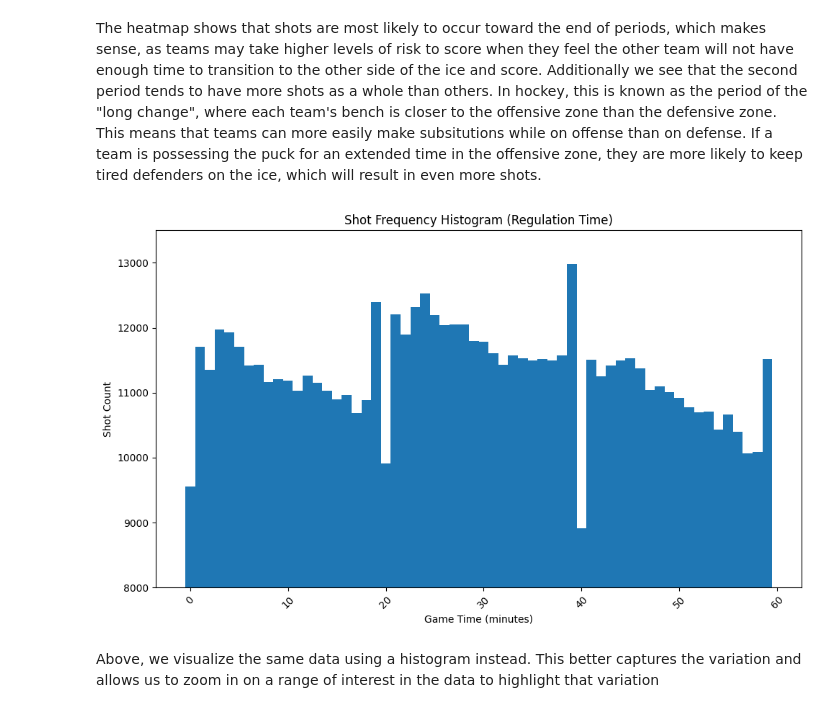
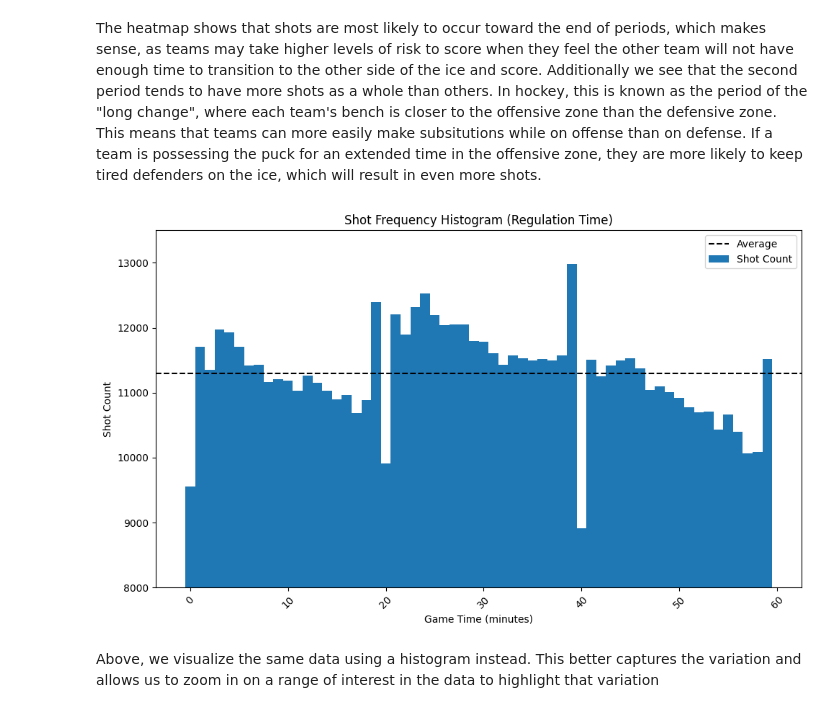
Before and after one commit to mattzirp/pucks_to_the_net, a Jupyter notebook: notebooks/time_series_analysis.ipynb, the cells around one changed output. Cells and saved outputs as stored; diff of their text form; code cells hidden in the pictures.

```diff
--- a/notebooks/time_series_analysis.ipynb
+++ b/notebooks/time_series_analysis.ipynb
@@ -112,16 +113,18 @@ The heatmap shows that shots are most likely to occur toward the end of periods,
 # %%
 # Histogram of shot count frequency by game time elapsed
 plt.figure(figsize=(10, 6))
 plt.bar(shot_counts['time_bin_minutes'], shot_counts['shot_count'], width=bin_size/60)  # Use bin_size to determine bar width
+plt.axhline(shot_counts["shot_count"].mean(), color='black', linestyle='--')
 plt.xlabel("Game Time (minutes)")
 plt.ylabel("Shot Count")
 plt.title("Shot Frequency Histogram (Regulation Time)")
 plt.xticks(rotation=45)  # Rotate x-axis labels
 plt.ylim(8000, 13500)
+plt.legend(['Average', 'Shot Count'])
 plt.tight_layout()
 plt.show()
 # %% [output]
-[figure, old version]
+[figure, new version]
 # %% [markdown]
 Above, we visualize the same data using a histogram instead. This better captures the variation and allows us to zoom in on a range of interest in the data to highlight that variation
 # %%
```
Also changed, not shown: parts of 3 cells of this notebook, 26 other files.
